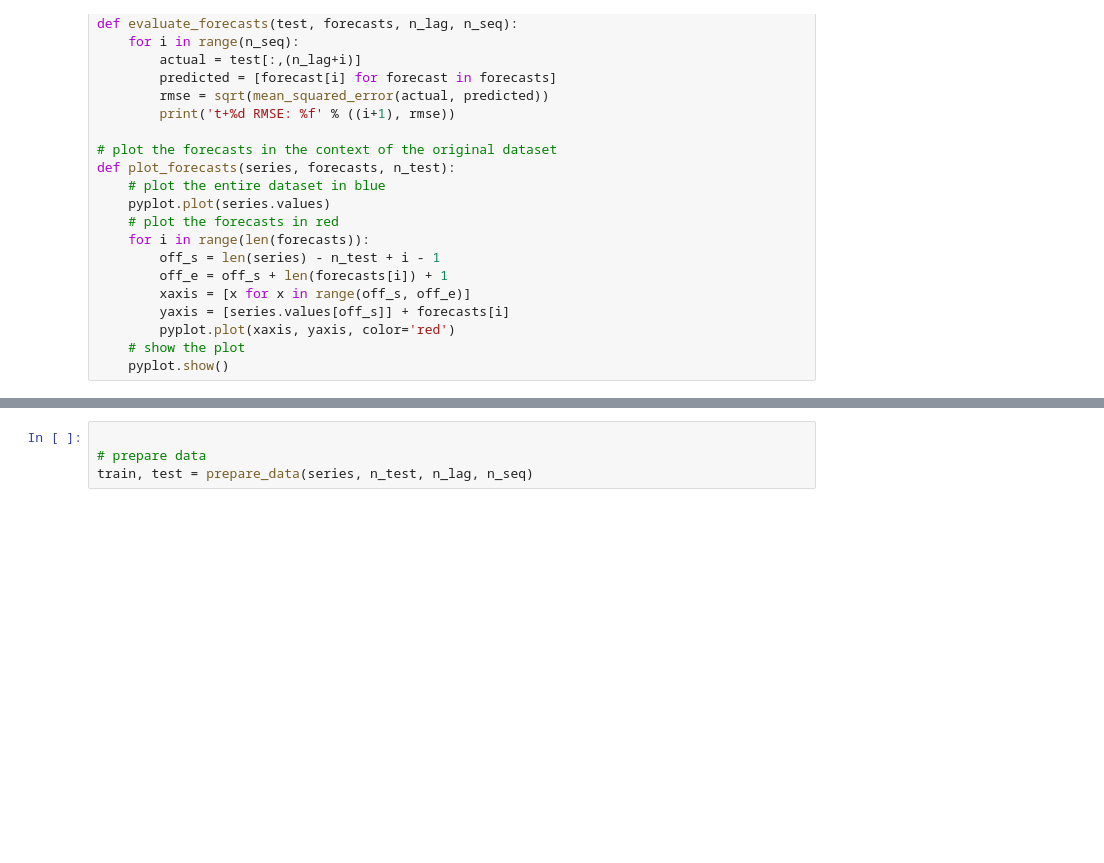
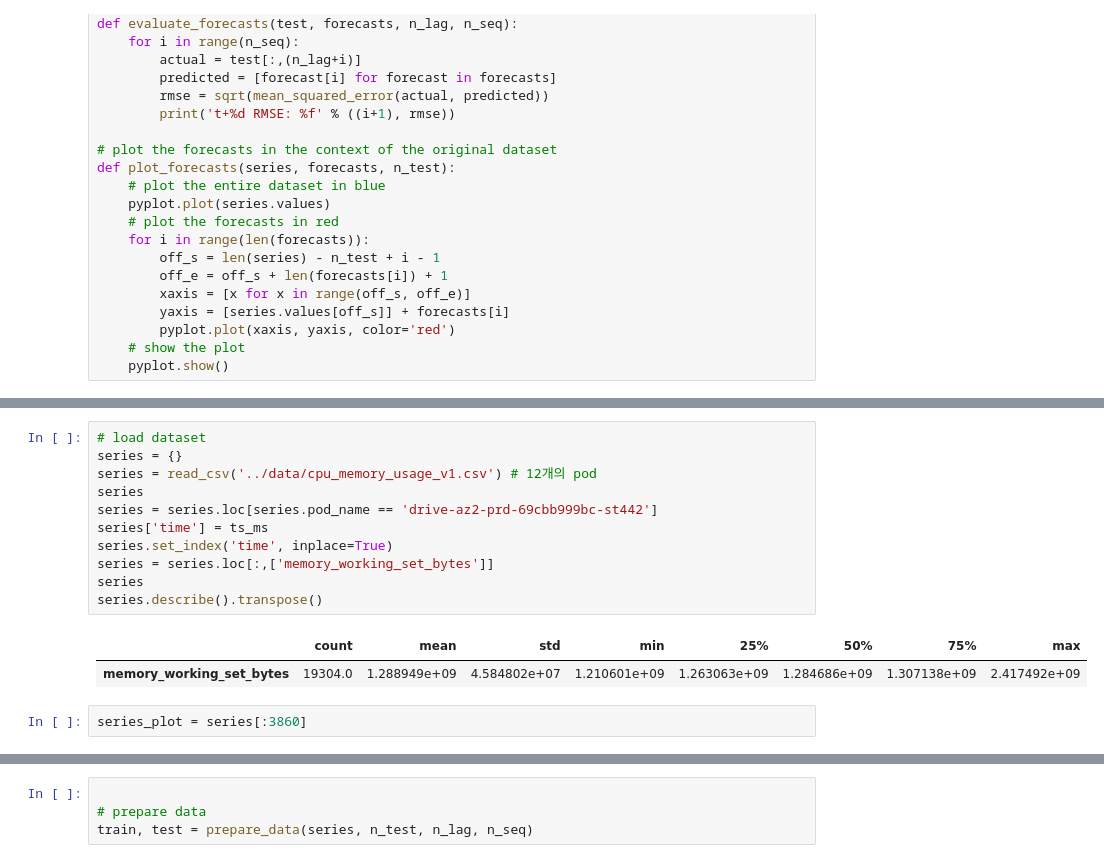
Before and after one commit to sunflower456/TimeSeriesPrediction, a Jupyter notebook: RNNexample_v9.ipynb, the cells around one changed output, grey strips where cells are left out. Drawn from its saved outputs; the diff is of its cells as text; blank space fills up the shorter version.

```diff
--- a/RNNexample_v9.ipynb
+++ b/RNNexample_v9.ipynb
@@ -90,0 +113,16 @@ def plot_forecasts(series, forecasts, n_test):
+# %%
+# load dataset
+series = {}
+series = read_csv('../data/cpu_memory_usage_v1.csv') # 12개의 pod
+series
+series = series.loc[series.pod_name == 'drive-az2-prd-69cbb999bc-st442']
+series['time'] = ts_ms
+series.set_index('time', inplace=True)
+series = series.loc[:,['memory_working_set_bytes']]
+series
+series.describe().transpose()
+# %% [output]
+|  | count | mean | std | min | 25% | 50% | 75% | max |
+| memory_working_set_bytes | 19304.0 | 1.288949e+09 | 4.584802e+07 | 1.210601e+09 | 1.263063e+09 | 1.284686e+09 | 1.307138e+09 | 2.417492e+09 |
+# %%
+series_plot = series[:3860]
```
Also changed, not shown: parts of 11 cells of this notebook, 11 other files.
